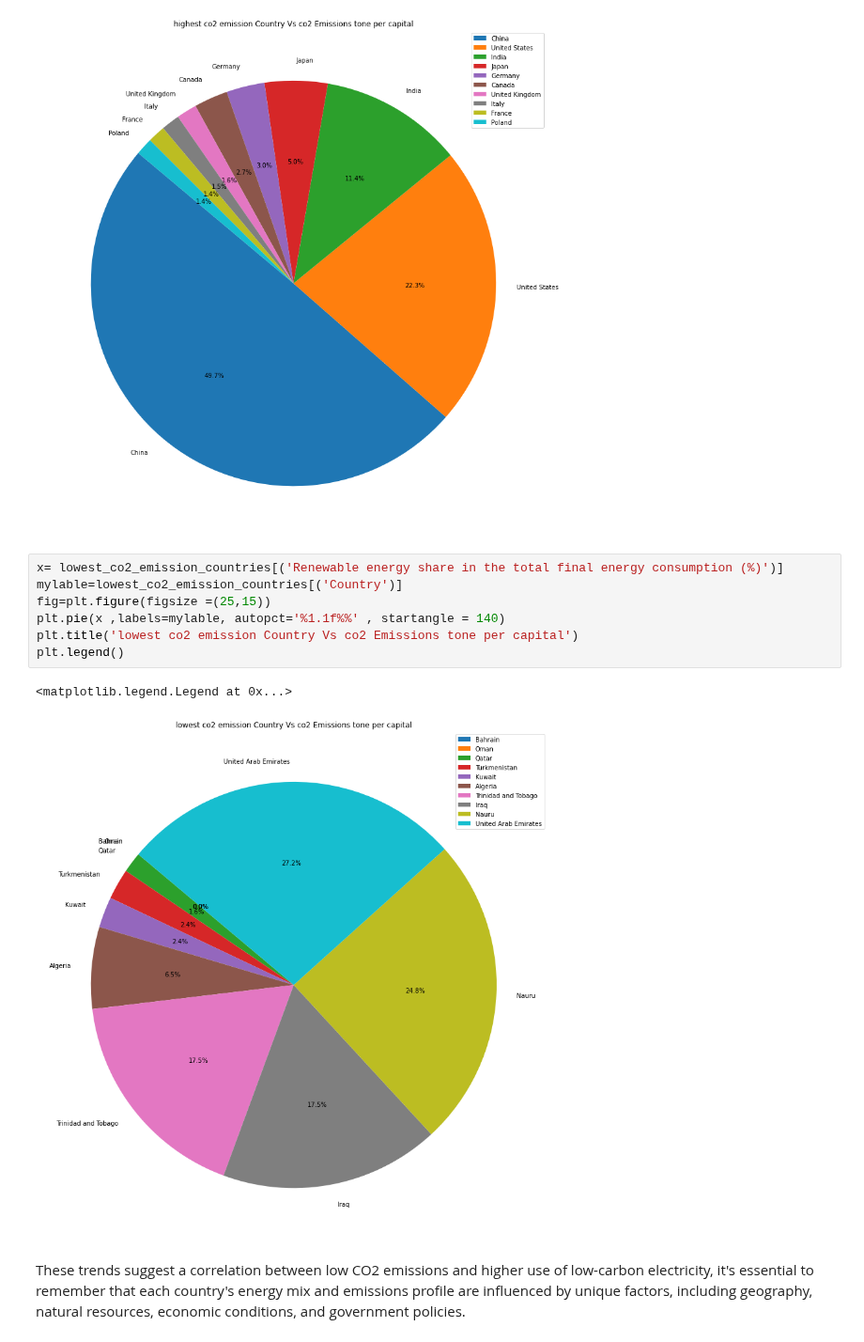
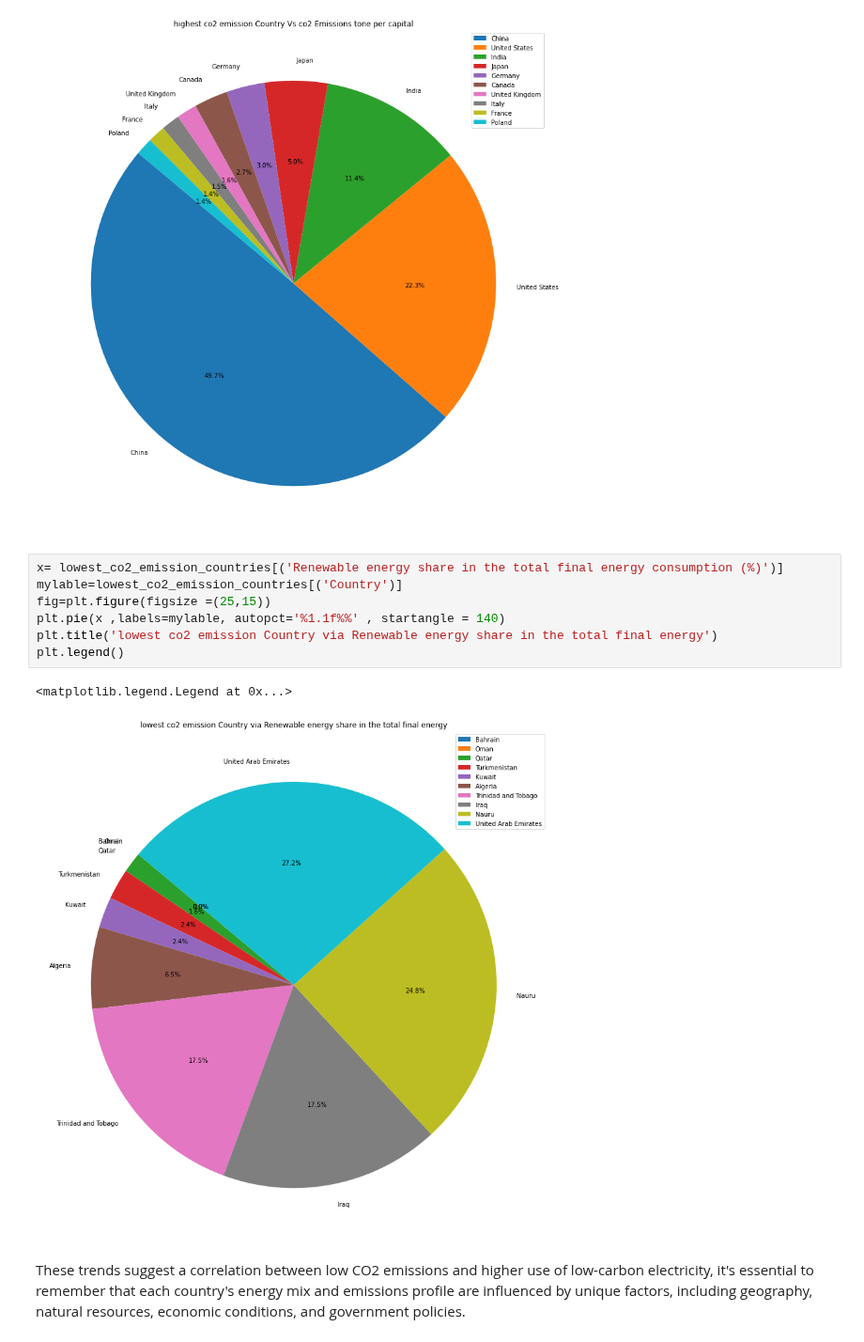
Before and after one commit to yosieph/Project1, a Jupyter notebook: projectup.ipynb, the cells around one changed output. Shown at 94% size. Cells and saved outputs as stored; diff of their text form.

```diff
--- a/projectup.ipynb
+++ b/projectup.ipynb
@@ -951,13 +951,13 @@ plt.legend()
 # %%
 x= lowest_co2_emission_countries[('Renewable energy share in the total final energy consumption (%)')]
 mylable=lowest_co2_emission_countries[('Country')]
 fig=plt.figure(figsize =(25,15))
 plt.pie(x ,labels=mylable, autopct='%1.1f%%' , startangle = 140)
-plt.title('lowest co2 emission Country Vs co2 Emissions tone per capital')
+plt.title('lowest co2 emission Country via Renewable energy share in the total final energy')
 plt.legend()
 # %% [output]
 <matplotlib.legend.Legend at 0x...>
-[figure, old version]
+[figure, new version]
 # %% [markdown]
 These trends suggest a correlation between low CO2 emissions and higher use of low-carbon electricity, it's essential to remember that each country's energy mix and emissions profile are influenced by unique factors, including geography, natural resources, economic conditions, and government policies.
 # %%
```
